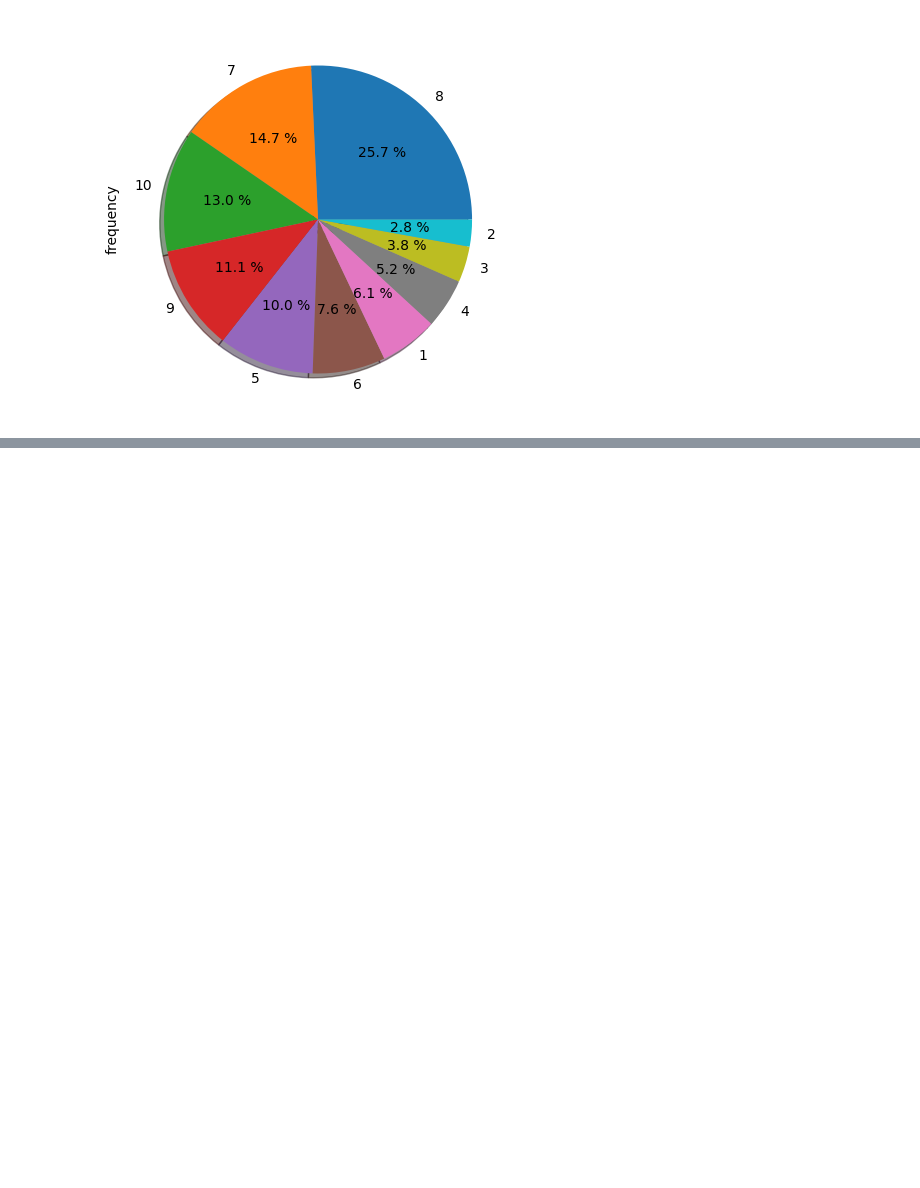
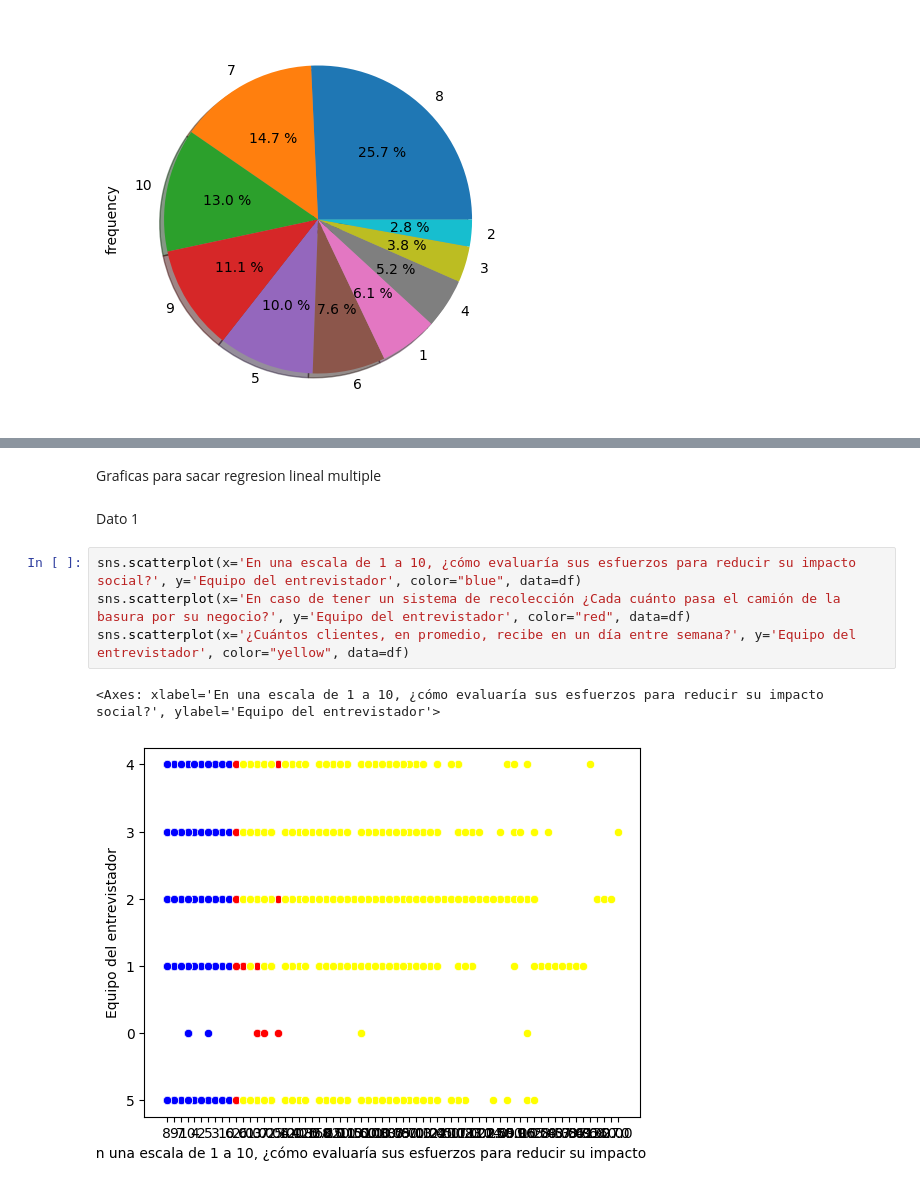
Before and after one commit to Moraytaprime/Modelos-de-Regresion-Lineal, a Jupyter notebook: graficas_numericas.ipynb, the cells around one changed output, grey strips where cells are left out. Drawn from its saved outputs; the diff is of its cells as text; blank space fills up the shorter version.

```diff
--- a/graficas_numericas.ipynb
+++ b/graficas_numericas.ipynb
@@ -152,0 +204,11 @@ Filtro_index["frequency"].plot(kind='pie', figsize=(10,5), shadow=True, autopct=
+# %% [markdown]
+Graficas para sacar regresion lineal multiple
+# %% [markdown]
+Dato 1
+# %%
+sns.scatterplot(x='En una escala de 1 a 10, ¿cómo evaluaría sus esfuerzos para reducir su impacto social?', y='Equipo del entrevistador', color="blue", data=df)
+sns.scatterplot(x='En caso de tener un sistema de recolección ¿Cada cuánto pasa el camión de la basura por su negocio?', y='Equipo del entrevistador', color="red", data=df)
+sns.scatterplot(x='¿Cuántos clientes, en promedio, recibe en un día entre semana?', y='Equipo del entrevistador', color="yellow", data=df)
+# %% [output]
+<Axes: xlabel='En una escala de 1 a 10, ¿cómo evaluaría sus esfuerzos para reducir su impacto social?', ylabel='Equipo del entrevistador'>
+[figure, added]
```
Also changed, not shown: parts of 31 cells of this notebook.
